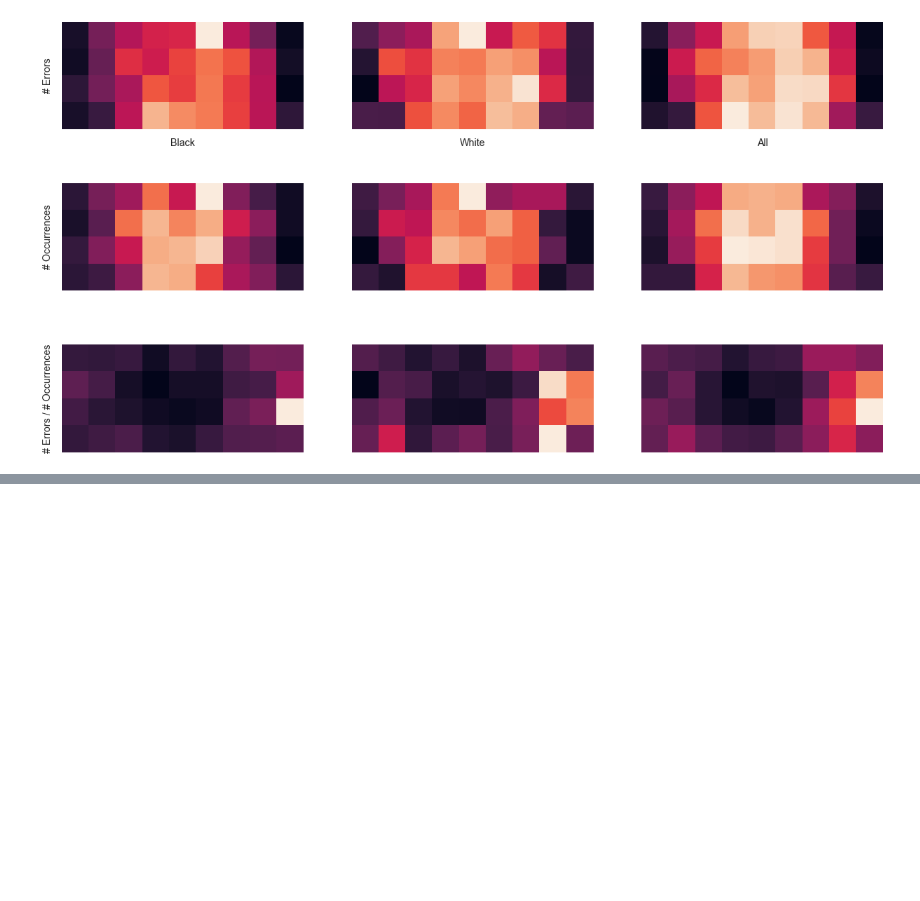
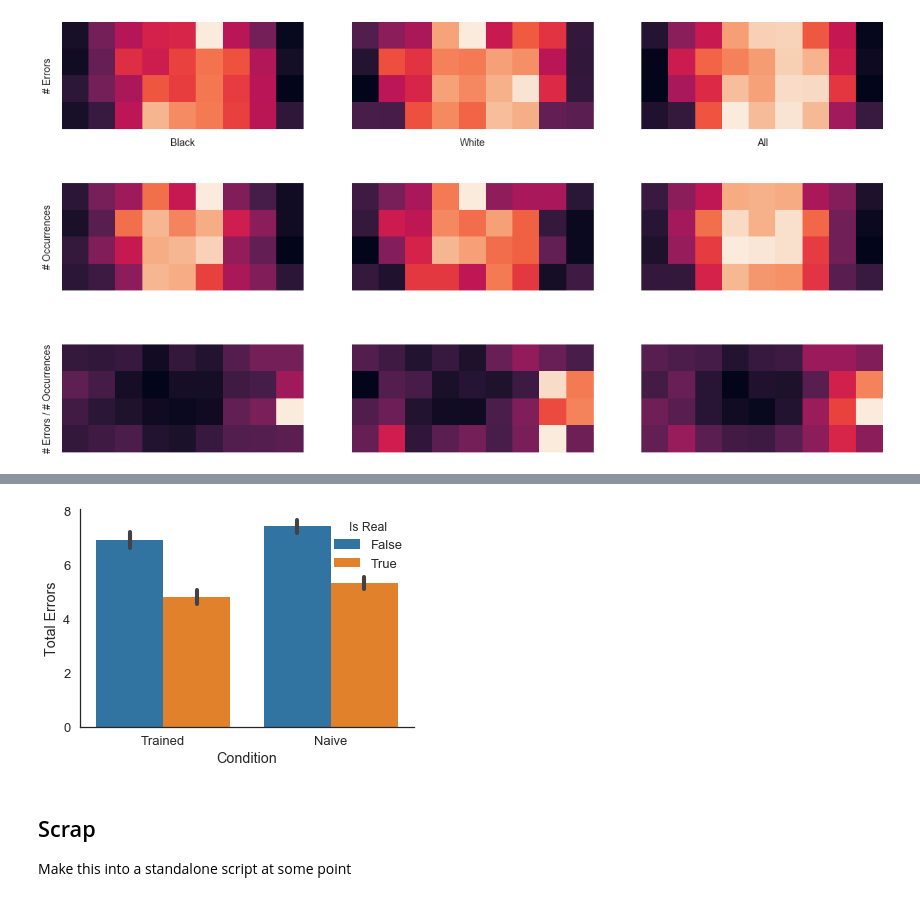
Before and after one commit to galbiati/mnk-cleaning-analysis, a Jupyter notebook: src/4 Data Cleaning and Exploration.ipynb, the cells around one changed output, grey strips where cells are left out. Drawn from its saved outputs; the diff is of its cells as text; code cells hidden in the pictures; blank space fills up the shorter version.

```diff
--- a/src/4 Data Cleaning and Exploration.ipynb
+++ b/src/4 Data Cleaning and Exploration.ipynb
@@ -36,12 +36,15 @@ data_dir = os.path.expanduser('~/Google Drive/Bas Zahy Gianni - Games/Data/4_rcn
 trained_files_dir = os.path.join(data_dir, 'Trained')
 naive_files_dir = os.path.join(data_dir, 'Untrained')
 
-trained_files = get_all_csvs(trained_files_dir)
-naive_files = get_all_csvs(naive_files_dir)
-all_files = trained_files + naive_files
+all_files = get_all_csvs(trained_files_dir) + get_all_csvs(naive_files_dir)
 
 DF = load_data(all_files)
 DF = process_data(DF)
+
+bpi, wpi, bpf, wpf = unpack_positions(DF)
+
+black_errors = (bpf != bpi).astype(int)
+white_errors = (wpf != wpi).astype(int)
 # %% [markdown]
 ## Compute errors
 
@@ -347,0 +263,9 @@ Going away soon; will live on in Github's memory
+# %%
+sns.barplot(x='Condition', y='Total Errors', hue='Is Real', data=DF)
+sns.despine()
+# %% [output]
+[figure, added]
+# %% [markdown]
+## Scrap
+
+Make this into a standalone script at some point
```
Also changed, not shown: parts of 9 cells of this notebook, 14 other files.
